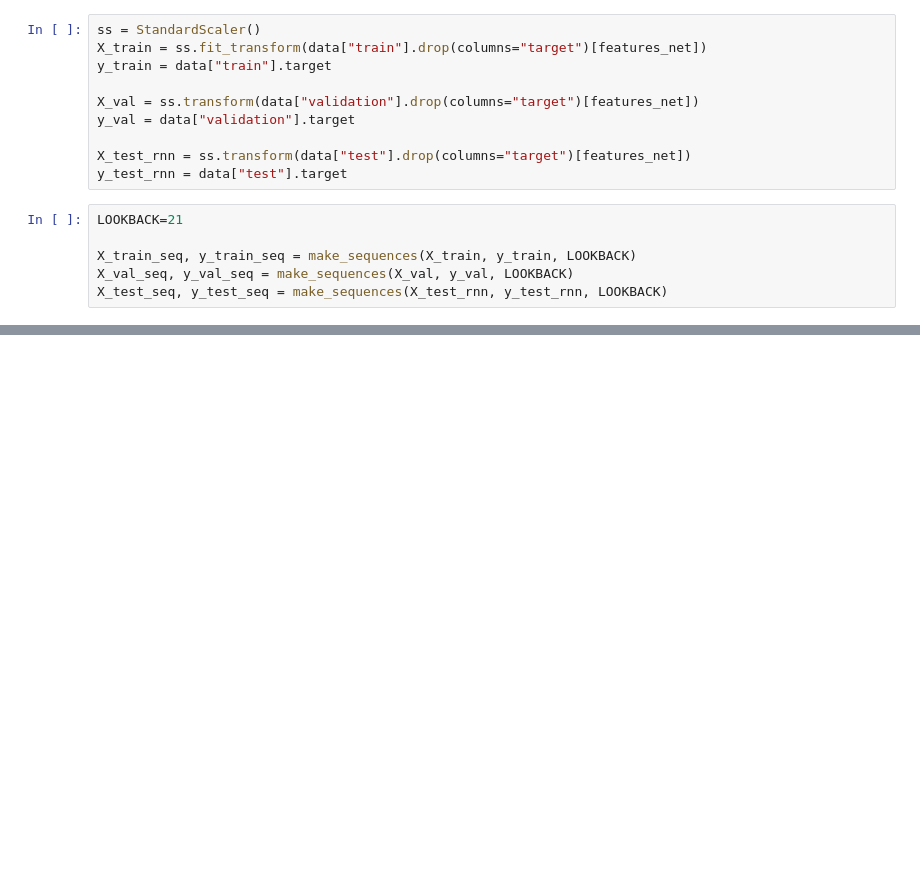
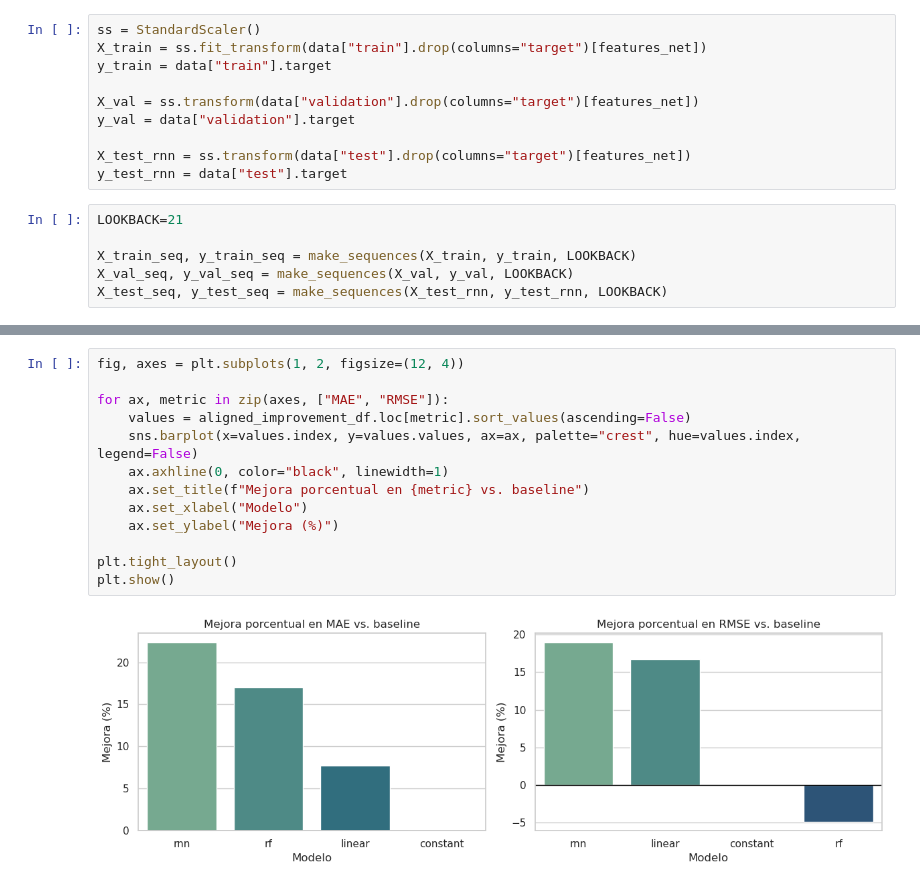
Before and after one commit to sbiagiola/AST_TPFINAL, a Jupyter notebook: 02_modelado.ipynb, the cells around one changed output, grey strips where cells are left out. Drawn from its saved outputs; the diff is of its cells as text; blank space fills up the shorter version.

```diff
--- a/02_modelado.ipynb
+++ b/02_modelado.ipynb
@@ -540,0 +642,15 @@ plt.show()
+# %%
+fig, axes = plt.subplots(1, 2, figsize=(12, 4))
+
+for ax, metric in zip(axes, ["MAE", "RMSE"]):
+    values = aligned_improvement_df.loc[metric].sort_values(ascending=False)
+    sns.barplot(x=values.index, y=values.values, ax=ax, palette="crest", hue=values.index, legend=False)
+    ax.axhline(0, color="black", linewidth=1)
+    ax.set_title(f"Mejora porcentual en {metric} vs. baseline")
+    ax.set_xlabel("Modelo")
+    ax.set_ylabel("Mejora (%)")
+
+plt.tight_layout()
+plt.show()
+# %% [output]
+[figure, added]
```
Also changed, not shown: parts of 37 cells of this notebook.
